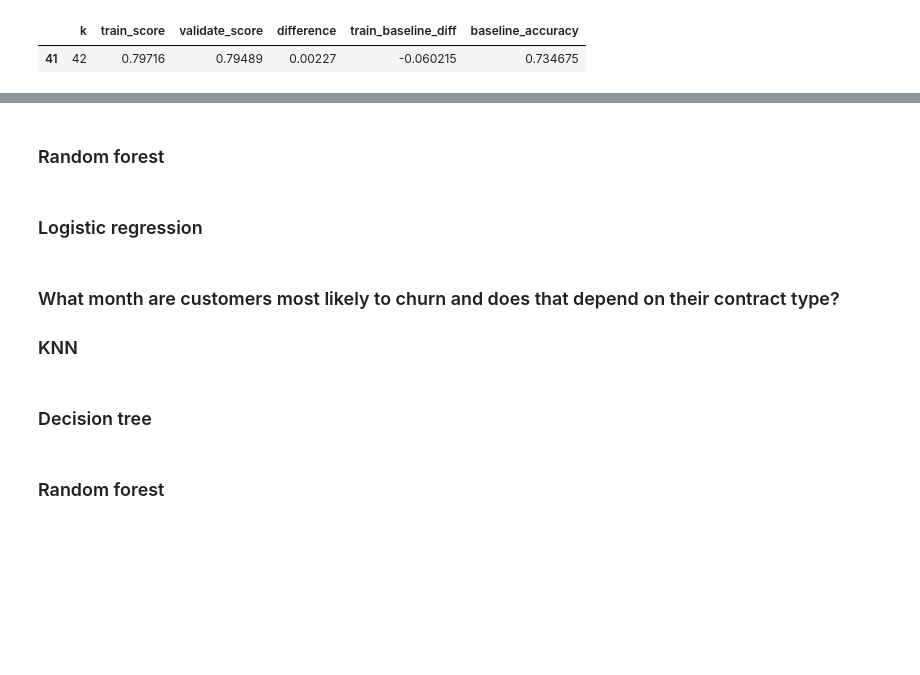
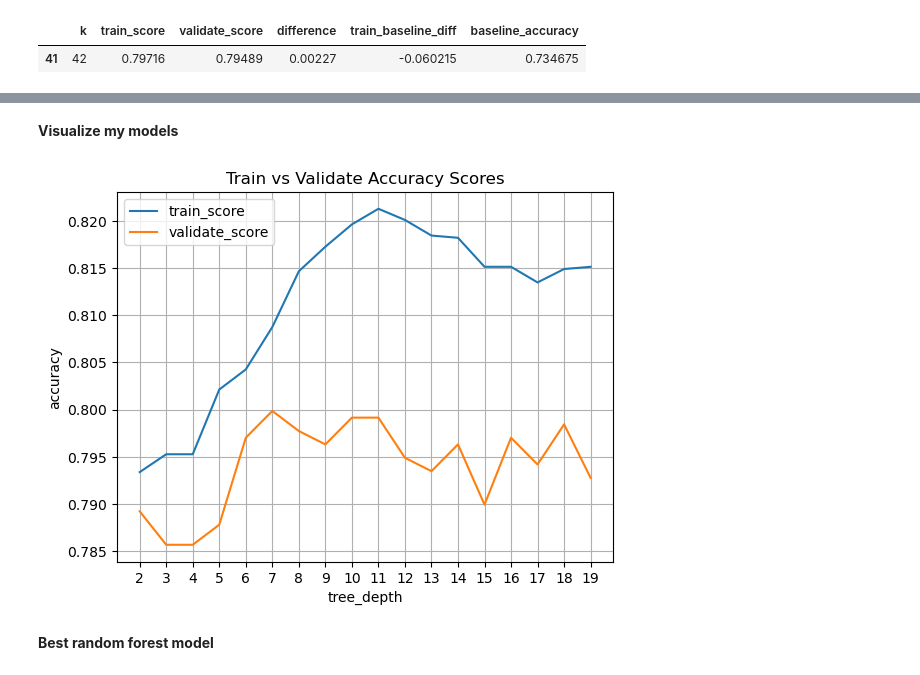
Before and after one commit to MigashaneVictoire/telco_churn_classification_project, a Jupyter notebook: Modeling.ipynb, the cells around one changed output, grey strips where cells are left out. Cells and saved outputs as stored; diff of their text form; code cells hidden in the pictures; blank space fills up the shorter version.

```diff
--- a/Modeling.ipynb
+++ b/Modeling.ipynb
@@ -177,0 +249,32 @@ model_df[model_df.difference == abs(model_df.difference).min()]
+# %%
+metrics = []
+
+for trees in range(2,20):
+     # base line
+    train_baseline_acc_score = accuracy_score(train.churn, train.baseline)
+
+    # create ramdom tree object
+    randFor = RandomForestClassifier(n_estimators= 100, min_samples_leaf= trees, max_depth = trees, random_state=95 )
+
+    # fit the model
+    randFor = randFor.fit(xtrain, ytrain)
+
+    # get accuracy scores
+    train_score = randFor.score(xtrain, ytrain)
+    validate_score = randFor.score(xvalidate, yvalidate)
+
+    # create a dictionary of scores
+    output = {
+        "trees": trees,
+        "train_score": train_score,
+         "validate_score": validate_score,
+        "difference": train_score - validate_score,
+        "train_baseline_diff": train_baseline_acc_score - train_score,
+        "train_baseline_diff": train_baseline_acc_score - validate_score,
+        "baseline_accuracy": train_baseline_acc_score,
+    }
+
+    metrics.append(output)
+# %%
+model_df = pd.DataFrame(metrics)
+model_df.head()
@@ -178,12 +288,14 @@ model_df[model_df.difference == abs(model_df.difference).min()]
+# %% [markdown]
+**Visualize my models**
+# %%
+model_df[model_df.columns[:-3]].set_index("trees").plot()
+plt.ylabel('accuracy')
+plt.xlabel('tree_depth')
+plt.title("Train vs Validate Accuracy Scores")
+plt.xticks(np.arange(2,20))
+plt.grid()
+plt.show()
+# %% [output]
+[figure, added]
 # %% [markdown]
-### Random forest
+**Best random forest model**
-# %% [markdown]
-### Logistic regression
-# %% [markdown]
-### What month are customers most likely to churn and does that depend on their contract type?
-
-### KNN
-# %% [markdown]
-### Decision tree
-# %% [markdown]
-### Random forest
```
Also changed, not shown: parts of 22 cells of this notebook.
